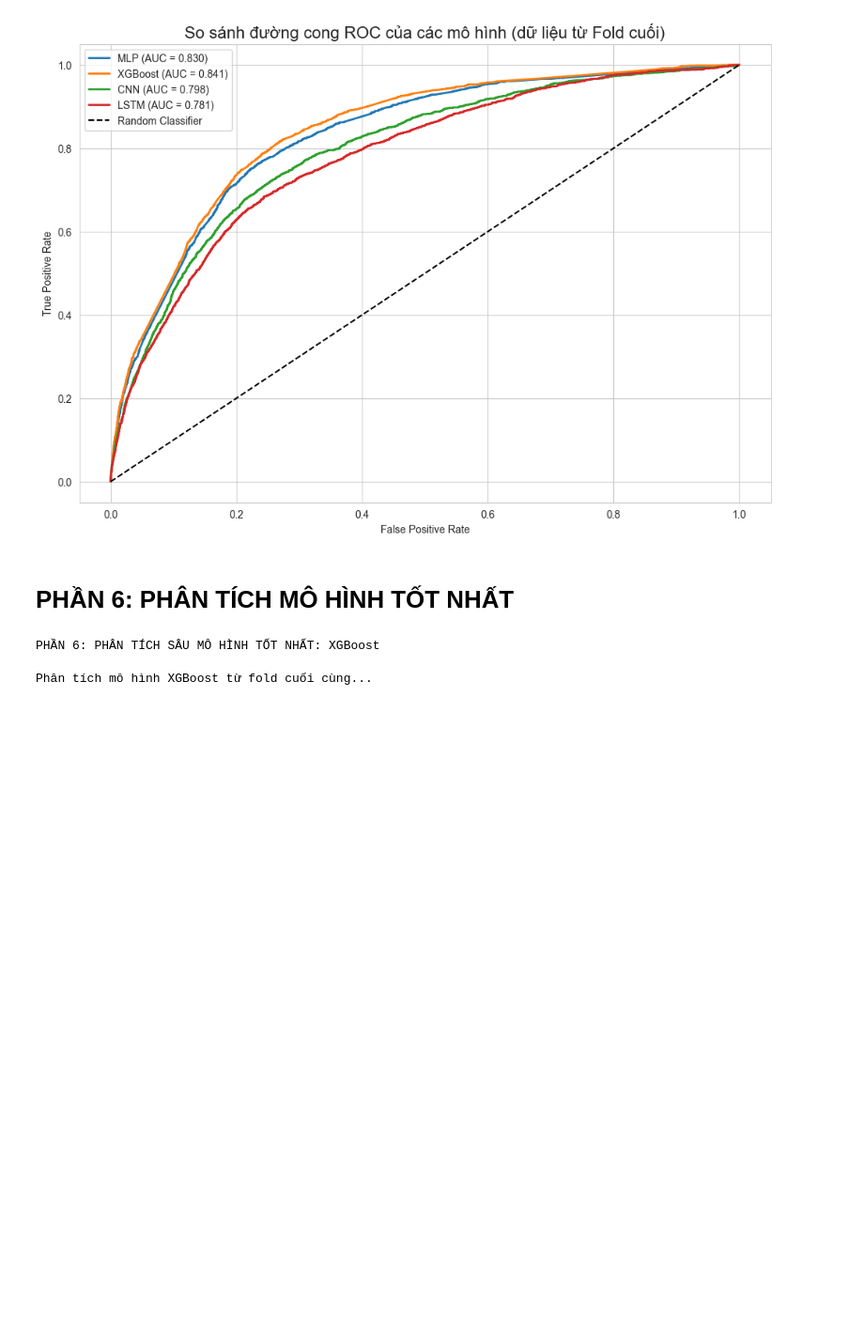
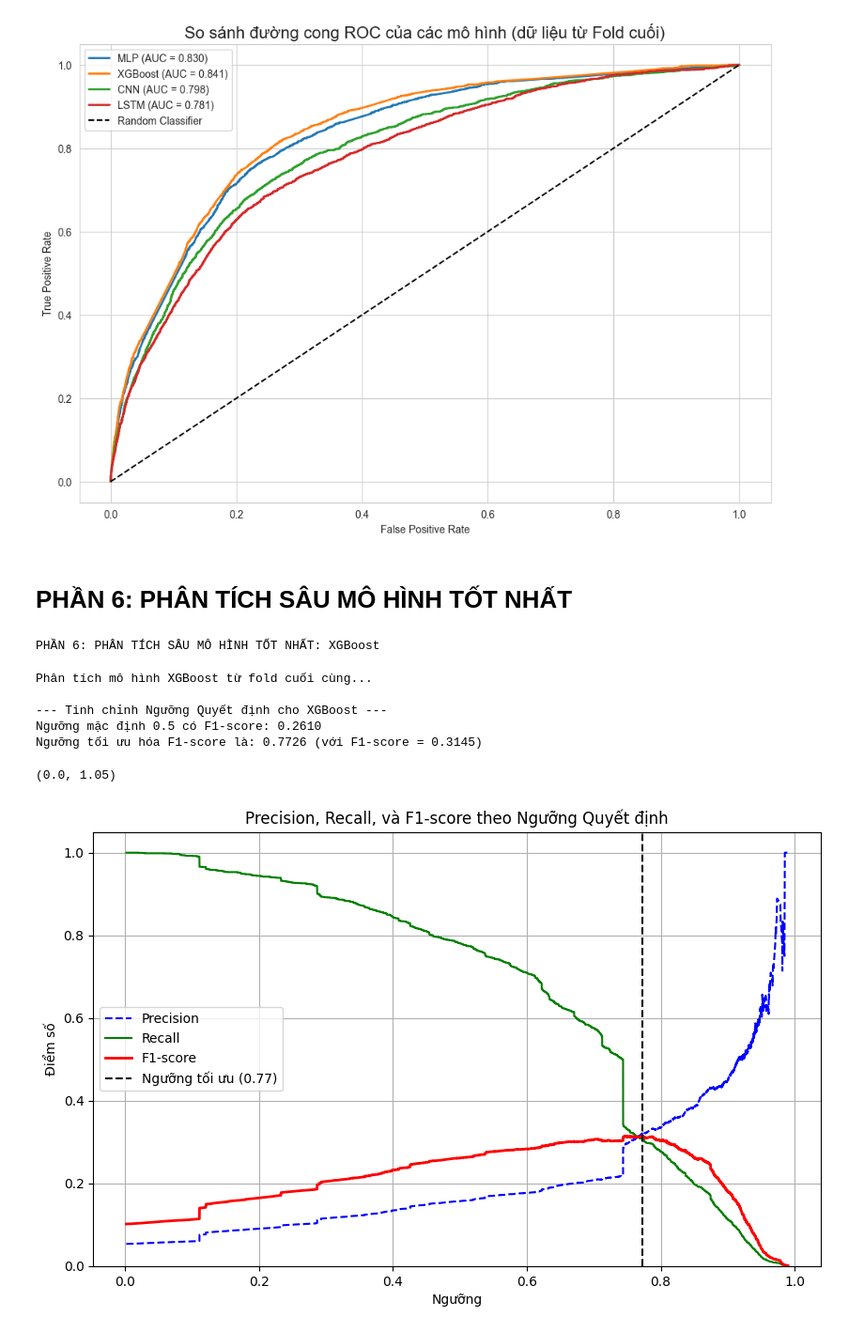
Before and after one commit to NDPhuu/Startup_Success, a Jupyter notebook: Startup_prediction.ipynb, the cells around one changed output. Shown at 94% size. Cells and saved outputs as stored; diff of their text form; code cells hidden in the pictures; blank space fills up the shorter version.

```diff
--- a/Startup_prediction.ipynb
+++ b/Startup_prediction.ipynb
@@ -474,4 +452,4 @@ plt.show()
 # %% [output]
 [figure]
 # %% [markdown]
-# PHẦN 6: PHÂN TÍCH MÔ HÌNH TỐT NHẤT
+# PHẦN 6: PHÂN TÍCH SÂU MÔ HÌNH TỐT NHẤT
@@ -487,38 +467,43 @@ PHẦN 6: PHÂN TÍCH SÂU MÔ HÌNH TỐT NHẤT: XGBoost
 print(f"Phân tích mô hình {best_model_name} từ fold cuối cùng...")
 
 y_val_final = last_fold_data['y_val']
 y_pred_final = last_fold_predictions[best_model_name]
-y_pred_class_final = (y_pred_final > 0.5).astype(int)
+y_pred_class_final = (y_pred_final > 0.77).astype(int)
 
-# 1. Lấy precision, recall, và thresholds
+# Lấy precision, recall, và thresholds
 precisions, recalls, thresholds = precision_recall_curve(y_val_final, y_pred_final)
 
-# 2. Tìm ngưỡng tối ưu hóa F1-score
+# Tìm ngưỡng tối ưu hóa F1-score
 # Bỏ đi giá trị cuối cùng của thresholds để khớp với độ dài của precision/recall
 f1_scores = 2 * (precisions * recalls) / (precisions + recalls)
 best_f1_idx = np.argmax(f1_scores[:-1])
 best_threshold = thresholds[best_f1_idx]
 best_f1 = f1_scores[best_f1_idx]
 
 print(f"\n--- Tinh chỉnh Ngưỡng Quyết định cho XGBoost ---")
 print(f"Ngưỡng mặc định 0.5 có F1-score: {f1_score(y_val_final, (y_pred_final > 0.5).astype(int)):.4f}")
 print(f"Ngưỡng tối ưu hóa F1-score là: {best_threshold:.4f} (với F1-score = {best_f1:.4f})")
 
-# 3. Vẽ đồ thị Precision-Recall vs Threshold
+# Vẽ đồ thị Precision-Recall vs Threshold
 plt.figure(figsize=(10, 6))
 plt.plot(thresholds, precisions[:-1], "b--", label="Precision")
 plt.plot(thresholds, recalls[:-1], "g-", label="Recall")
 plt.plot(thresholds, f1_scores[:-1], "r-", label="F1-score", lw=2)
 plt.axvline(x=best_threshold, color='k', linestyle='--', label=f'Ngưỡng tối ưu ({best_threshold:.2f})')
 plt.title('Precision, Recall, và F1-score theo Ngưỡng Quyết định')
 plt.xlabel('Ngưỡng')
 plt.ylabel('Điểm số')
 plt.legend()
 plt.grid(True)
 plt.ylim([0, 1.05])
-plt.show()
 # %% [output]
 Phân tích mô hình XGBoost từ fold cuối cùng...
+
+--- Tinh chỉnh Ngưỡng Quyết định cho XGBoost ---
+Ngưỡng mặc định 0.5 có F1-score: 0.2610
+Ngưỡng tối ưu hóa F1-score là: 0.7726 (với F1-score = 0.3145)
+(0.0, 1.05)
+[figure, added]
 # %%
 # --- 6.2. Báo cáo chi tiết và Ma trận nhầm lẫn ---
 
```
Also changed, not shown: parts of 12 cells of this notebook.
